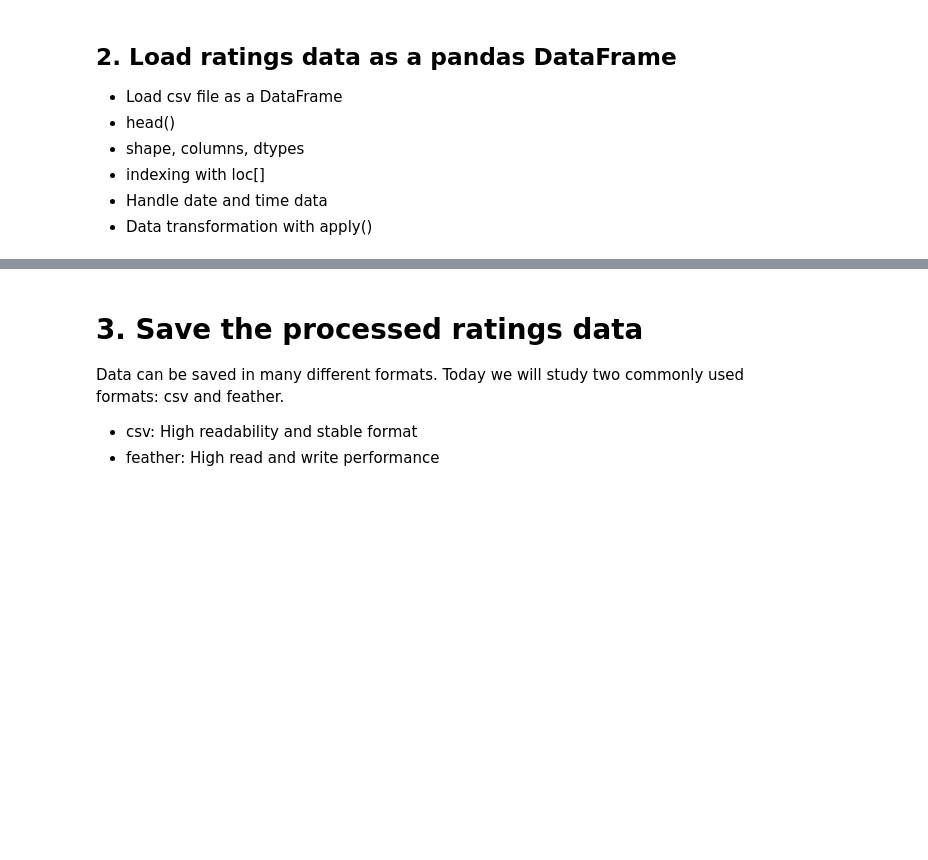
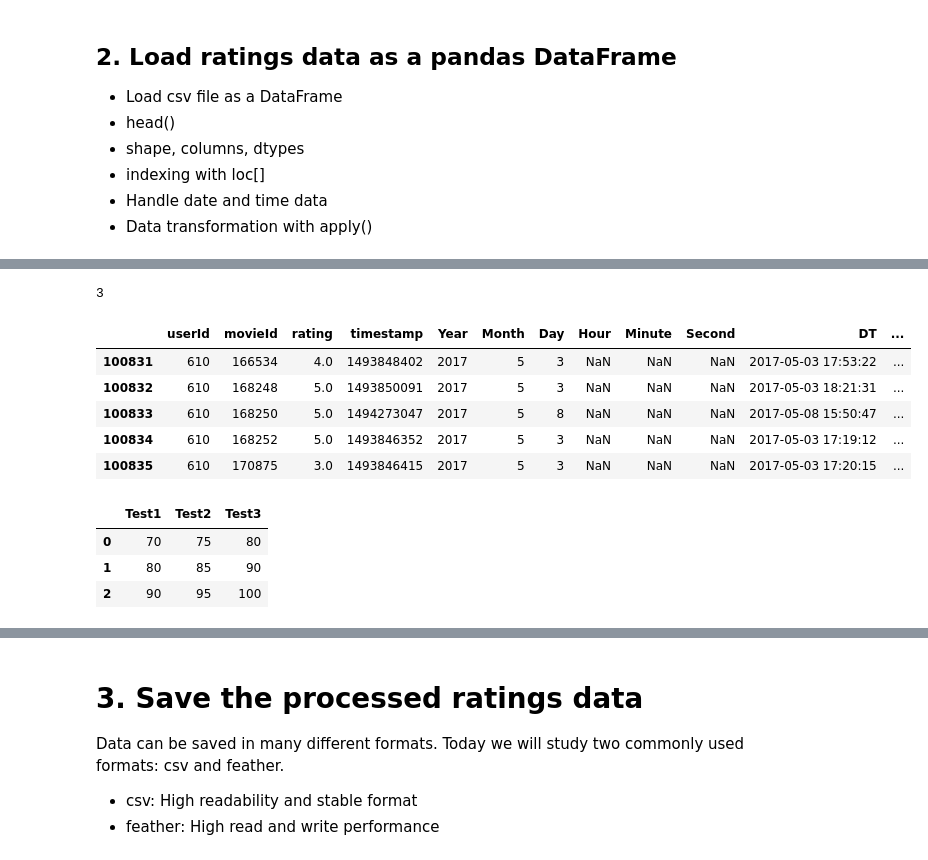
Before and after one commit to ch00226855/CMP464-Fall2019, a Jupyter notebook: Week4_DataFrame_Part1_Ex.ipynb, the cells around one changed output, grey strips where cells are left out. Saved outputs shown, nothing was run; the diff lists cells and outputs as text; code cells hidden in the pictures; blank space fills up the shorter version.

```diff
--- a/Week4_DataFrame_Part1_Ex.ipynb
+++ b/Week4_DataFrame_Part1_Ex.ipynb
@@ -97,0 +173,7 @@ ratings_df.head()
+# %%
+# Fill the year column
+ratings_df['Year'] = ratings_df['DT'].dt.year
+ratings_df['Month'] = ratings_df['DT'].dt.month
+ratings_df['Day'] = ratings_df['DT'].dt.day
+
+ratings_df.head()
@@ -99,4 +188,18 @@ ratings_df.head()
 # apply() can be used to apply user-defined functions
 
 # Exercise: define a function that convert month to Q1 - Q4, and
-# use this function to create a "Quarter" column
+# use this function to create a "Quarter" column:
+
+def convertMonToQuarter(month):
+    if(month < 4):
+        quarter = 1
+    if (month>= 4 and month<7):
+        quarter = 2
+    if (month >= 7 and month < 9):
+        quarter = 3
+    if(month >= 9):
+        quarter = 4
+    return quarter
+convertMonToQuarter(8)
+# %% [output]
+3
@@ -105,0 +206,21 @@ ratings_df['Year'] = ratings_df['DT'].dt.year
+# %%
+ratings_df["Quarter"] = ratings_df['Month'].apply(convertMonToQuarter)
+# %%
+ratings_df.tail()
+# %% [output]
+|  | userId | movieId | rating | timestamp | Year | Month | Day | Hour | Minute | Second | DT | ... |
+| 100831 | 610 | 166534 | 4.0 | 1493848402 | 2017 | 5 | 3 | NaN | NaN | NaN | 2017-05-03 17:53:22 | ... |
+| 100832 | 610 | 168248 | 5.0 | 1493850091 | 2017 | 5 | 3 | NaN | NaN | NaN | 2017-05-03 18:21:31 | ... |
+| 100833 | 610 | 168250 | 5.0 | 1494273047 | 2017 | 5 | 8 | NaN | NaN | NaN | 2017-05-08 15:50:47 | ... |
+| 100834 | 610 | 168252 | 5.0 | 1493846352 | 2017 | 5 | 3 | NaN | NaN | NaN | 2017-05-03 17:19:12 | ... |
+| 100835 | 610 | 170875 | 3.0 | 1493846415 | 2017 | 5 | 3 | NaN | NaN | NaN | 2017-05-03 17:20:15 | ... |
+# %%
+df = pd.DataFrame({"Test1": [70, 80, 90],
+                   "Test2": [75, 85, 95],
+                   "Test3": [80, 90, 100]})
+df.head()
+# %% [output]
+|  | Test1 | Test2 | Test3 |
+| 0 | 70 | 75 | 80 |
+| 1 | 80 | 85 | 90 |
+| 2 | 90 | 95 | 100 |
```
Also changed, not shown: parts of 44 cells of this notebook.
